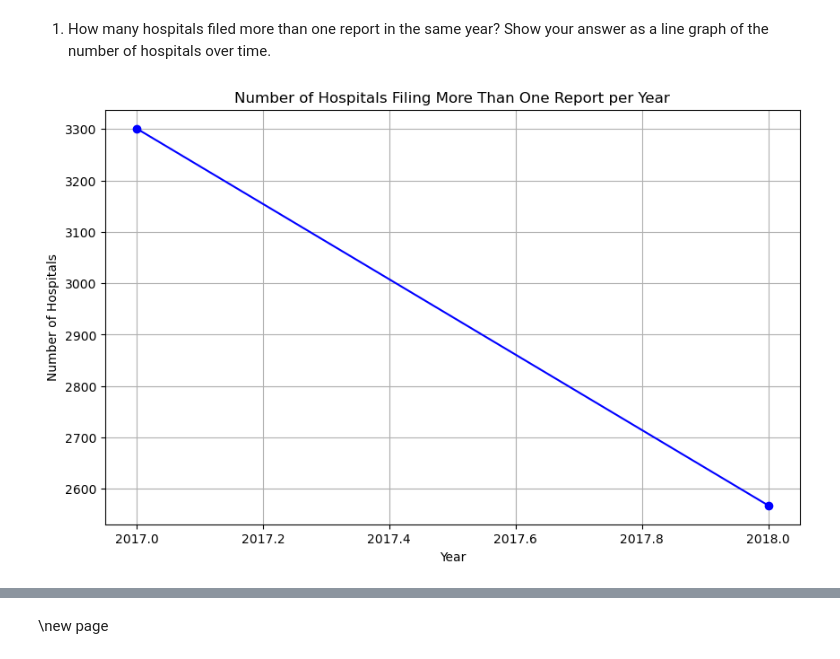
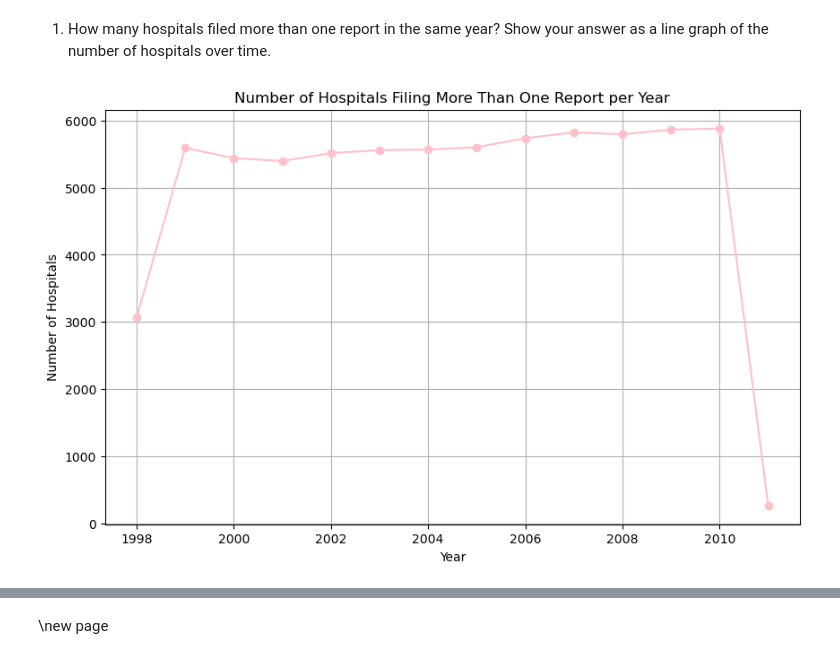
Before and after one commit to ellenwu-git/Homework2, a Jupyter notebook: homework2.ipynb, the cells around one changed output, grey strips where cells are left out. Saved outputs shown, nothing was run; the diff lists cells and outputs as text; code cells hidden in the pictures.

```diff
--- a/homework2.ipynb
+++ b/homework2.ipynb
@@ -4,37 +9,49 @@
 # %%
 # Importing the libraries
+# Import libraries
 import pandas as pd
 import numpy as np
+import os
+from sklearn.linear_model import LogisticRegression
+from sklearn.utils import resample
+from scipy.spatial.distance import mahalanobis
+from sklearn.neighbors import NearestNeighbors
+from scipy.spatial.distance import cdist
 import matplotlib.pyplot as plt
+import statsmodels.api as sm
 import matplotlib.ticker as ticker
+import matplotlib
 import seaborn as sns
+from statsmodels.formula.api import ols
+from sklearn.neighbors import NearestNeighbors
+from IPython.display import Markdown, display
 import warnings
-from IPython.display import Markdown, display
-warnings.simplefilter('ignore')
 
 #Read output datasets
-final_HCRIS_data = pd.read_csv('/Users/ellenwu/homework2-2/data/*/output/HCRIS_Data.csv')
+HCRIS_Data = pd.read_csv('/Users/ellenwu/homework2-2/data/output/HCRIS_Data.csv')
+HCRISv1996 = pd.read_csv('/Users/ellenwu/homework2-2/data/output/HCRIS_v1996.csv')
+HCRISv2010 = pd.read_csv('/Users/ellenwu/homework2-2/data/output/HCRIS_v2010.csv')
 # %% [markdown]
 \new page
 # %% [markdown]
 1. How many hospitals filed more than one report in the same year? Show your answer as a line graph of the number of hospitals over time.
 # %%
 # Count the number of reports per hospital per year
-report_counts = final_HCRIS_data.groupby(['year', 'provider_number']).size().reset_index(name='report_count')
+report_counts = HCRIS_Data.groupby(['year', 'provider_number']).size().reset_index(name='report_count')
 
 # Filter hospitals that filed more than one report in the same year
 multiple_reports = report_counts[report_counts['report_count'] > 1]
 
 # Count the number of hospitals per year with multiple reports
 hospitals_per_year = multiple_reports.groupby('year').size().reset_index(name='num_hospitals')
 
 # Plot the result as a line graph
 plt.figure(figsize=(10, 6))
-plt.plot(hospitals_per_year['year'], hospitals_per_year['num_hospitals'], marker='o', linestyle='-', color='blue')
+plt.plot(hospitals_per_year['year'], hospitals_per_year['num_hospitals'], marker='o', linestyle='-', color='pink')
 plt.title('Number of Hospitals Filing More Than One Report per Year')
 plt.xlabel('Year')
 plt.ylabel('Number of Hospitals')
 plt.grid(True)
 plt.show()
 # %% [output]
-[figure, old version]
+[figure, new version]
```
Also changed, not shown: parts of 24 cells of this notebook, 12 other files.
